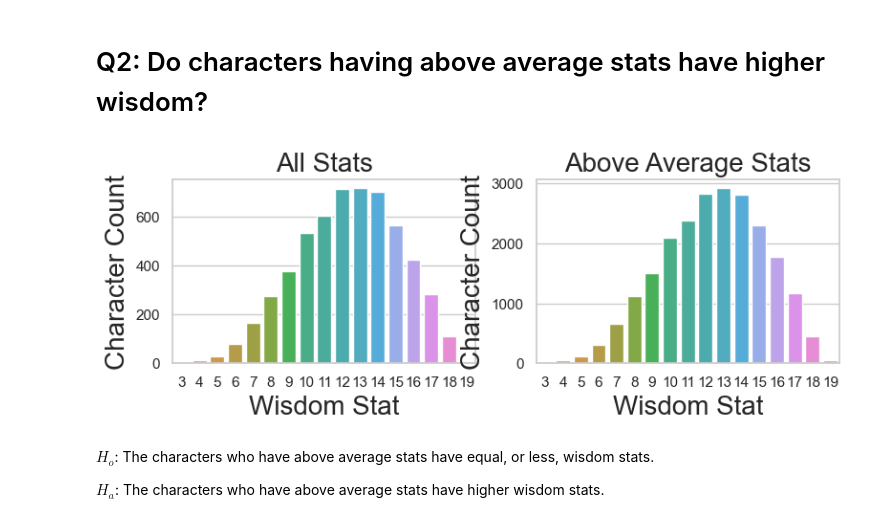
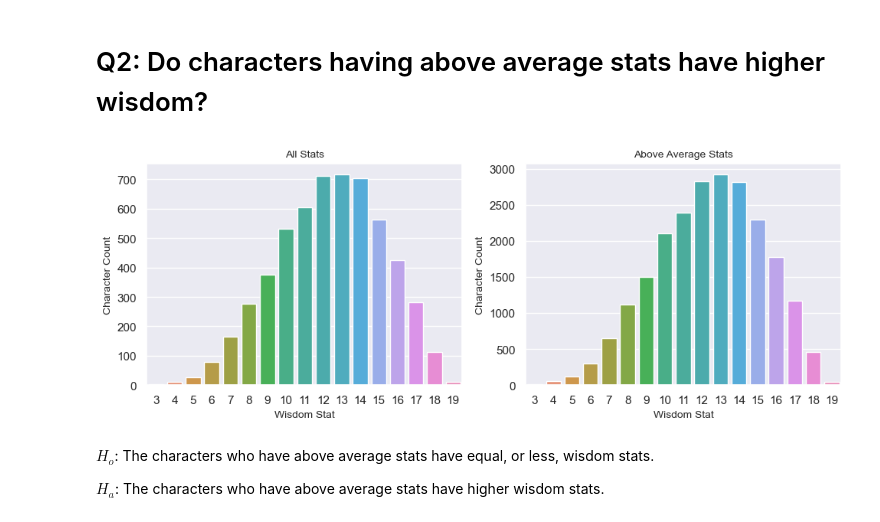
Before and after one commit to EstebanHernandez0/Dungeons_and_dragons_predictor, a Jupyter notebook: workbook.ipynb, the cells around one changed output. Cells and saved outputs as stored; diff of their text form; code cells hidden in the pictures.

```diff
--- a/workbook.ipynb
+++ b/workbook.ipynb
@@ -150,7 +165,7 @@ yes_gnome= train[train.race== 'gnome'].wisdom
 overall= train.wisdom.mean()
 # %%
 def run_the_t(train):
-
+    alpha = 0.5
     yes_gnome= train[train.race== 'gnome'].wisdom
     overall= train.wisdom.mean()
 
@@ -169,23 +184,26 @@ We fail to reject the Null Hypothesis
 # Q2: Do characters having above average stats have higher wisdom?
 # %%
 def plot_above(train, above_df):
+
+    sns.set(rc={'figure.figsize':(11.7,8.27)})
+
     fig = plt.figure()
     ax = fig.add_subplot(221)
     sns.countplot(data= train, x= 'wisdom')
 
-    ax.set_xlabel('Wisdom Stat', fontsize = 20)
-    ax.set_ylabel('Character Count', fontsize = 20)
-    ax.set_title('All Stats', fontsize = 20)
+    ax.set_xlabel('Wisdom Stat', fontsize = 10)
+    ax.set_ylabel('Character Count', fontsize = 10)
+    ax.set_title('All Stats', fontsize = 10)
 
     ax = fig.add_subplot(222)
     sns.countplot(data= above_df, x= 'wisdom')
-    ax.set_xlabel('Wisdom Stat', fontsize = 20)
-    ax.set_ylabel('Character Count', fontsize = 20)
-    ax.set_title('Above Average Stats', fontsize = 20)
+    ax.set_xlabel('Wisdom Stat', fontsize = 10)
+    ax.set_ylabel('Character Count', fontsize = 10)
+    ax.set_title('Above Average Stats', fontsize = 10)
     plt.show()
 plot_above(train, above_df)
 # %% [output]
-[figure, old version]
+[figure, new version]
 # %% [markdown]
 $H_o$: The characters who have above average stats have equal, or less, wisdom stats.
 
```
Also changed, not shown: parts of 24 cells of this notebook.
